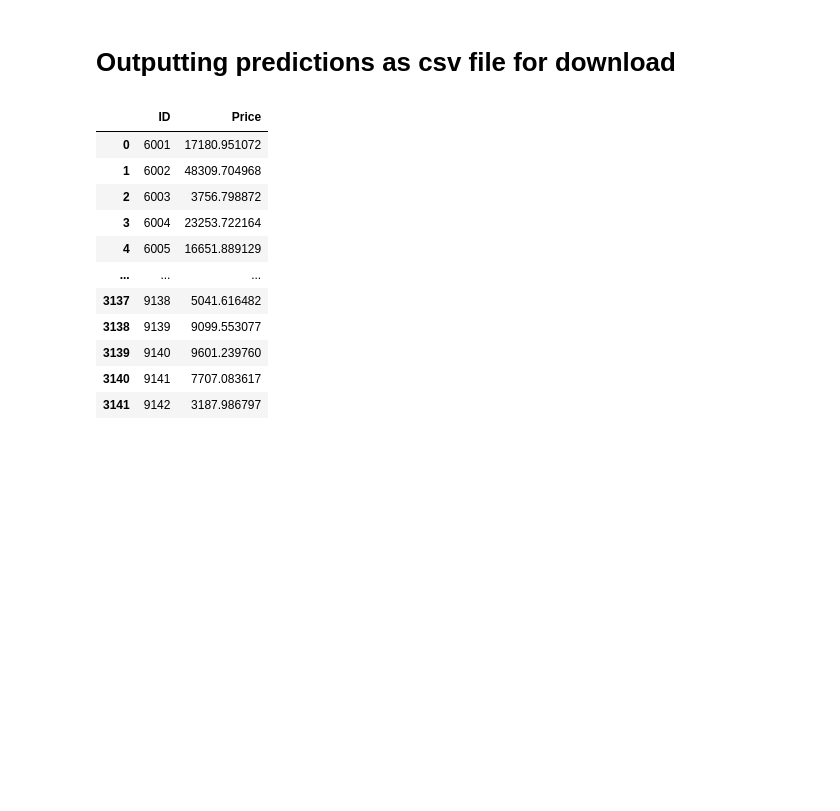
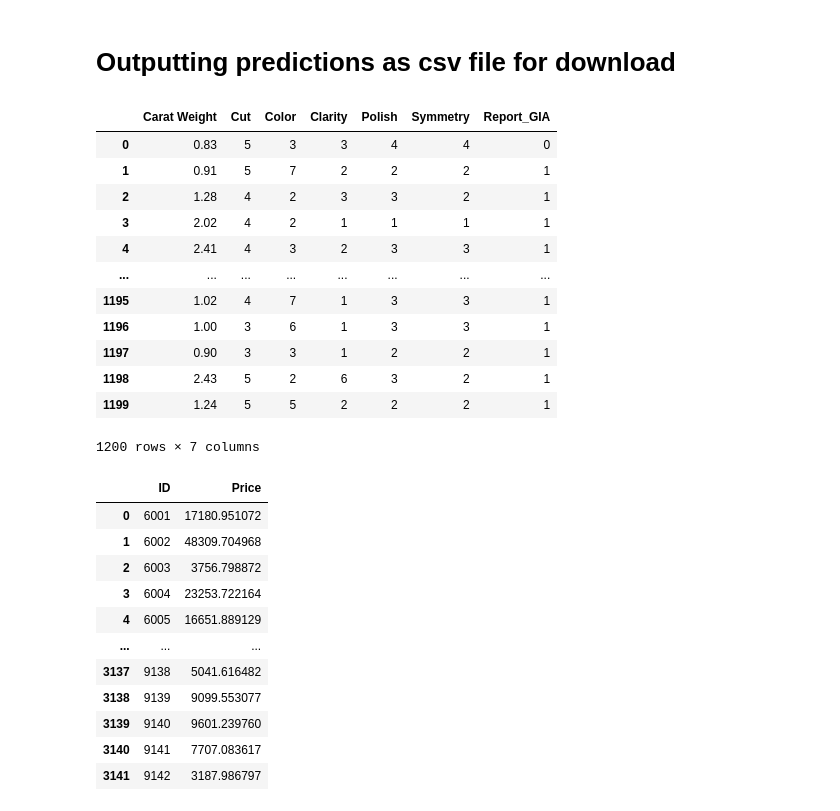
Before and after one commit to Jahnavi24387/SarahDiamond, a Jupyter notebook: diamond-regression.ipynb, the cells around one changed output. Saved outputs shown, nothing was run; the diff lists cells and outputs as text; code cells hidden in the pictures; blank space fills up the shorter version.

```diff
--- a/diamond-regression.ipynb
+++ b/diamond-regression.ipynb
@@ -143,7 +158,8 @@ df_X = df.drop(['Price', 'Id'], axis=1)
 df_y = df['Price']
 # %%
 X_train, X_valid, y_train, y_valid = train_test_split(df_X, df_y, test_size=0.2)
-#X_test = df_test.drop(['Price', 'ID'], axis=1)
+X_test = df_test.drop(['Price', 'Id'], axis=1)
+y_test= df_test['Price']
 # %% [markdown]
 # Simple linear regression
 # %%
@@ -297,6 +309,22 @@ test_predictions_poly = np.exp(lm_poly.predict(X_test_poly))
 ensemble_predictions = (test_predictions_nn + test_predictions_poly) / 2
 
 preds = {'lm':test_predictions, 'nn':test_predictions_nn, 'poly_lm': test_predictions_poly, 'ensemble': ensemble_predictions}
+# %%
+X_test
+# %% [output]
+|  | Carat Weight | Cut | Color | Clarity | Polish | Symmetry | Report_GIA |
+| 0 | 0.83 | 5 | 3 | 3 | 4 | 4 | 0 |
+| 1 | 0.91 | 5 | 7 | 2 | 2 | 2 | 1 |
+| 2 | 1.28 | 4 | 2 | 3 | 3 | 2 | 1 |
+| 3 | 2.02 | 4 | 2 | 1 | 1 | 1 | 1 |
+| 4 | 2.41 | 4 | 3 | 2 | 3 | 3 | 1 |
+| ... | ... | ... | ... | ... | ... | ... | ... |
+| 1195 | 1.02 | 4 | 7 | 1 | 3 | 3 | 1 |
+| 1196 | 1.00 | 3 | 6 | 1 | 3 | 3 | 1 |
+| 1197 | 0.90 | 3 | 3 | 1 | 2 | 2 | 1 |
+| 1198 | 2.43 | 5 | 2 | 6 | 3 | 2 | 1 |
+| 1199 | 1.24 | 5 | 5 | 2 | 2 | 2 | 1 |
+1200 rows × 7 columns
 # %%
 result_set = 'poly_lm'
 df_test['Price'] = preds[result_set]
```
Also changed, not shown: parts of 18 cells of this notebook.
